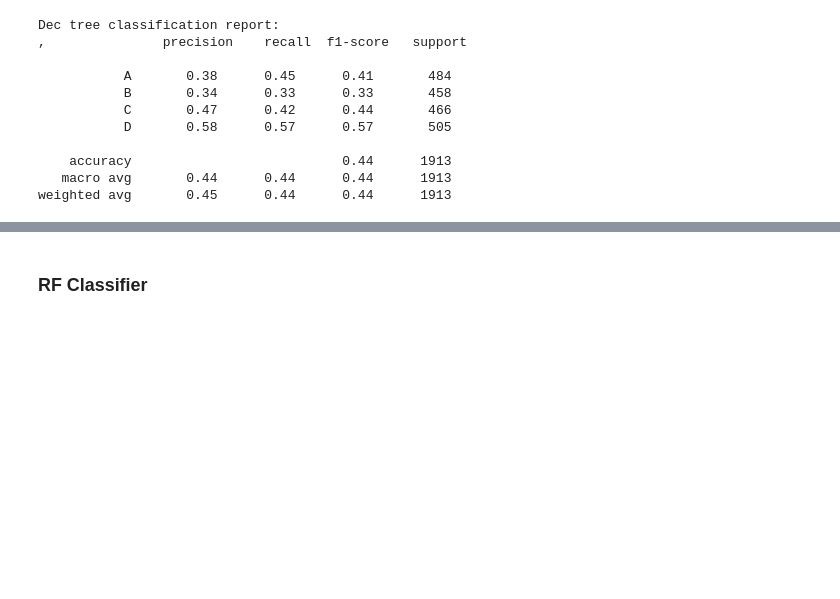
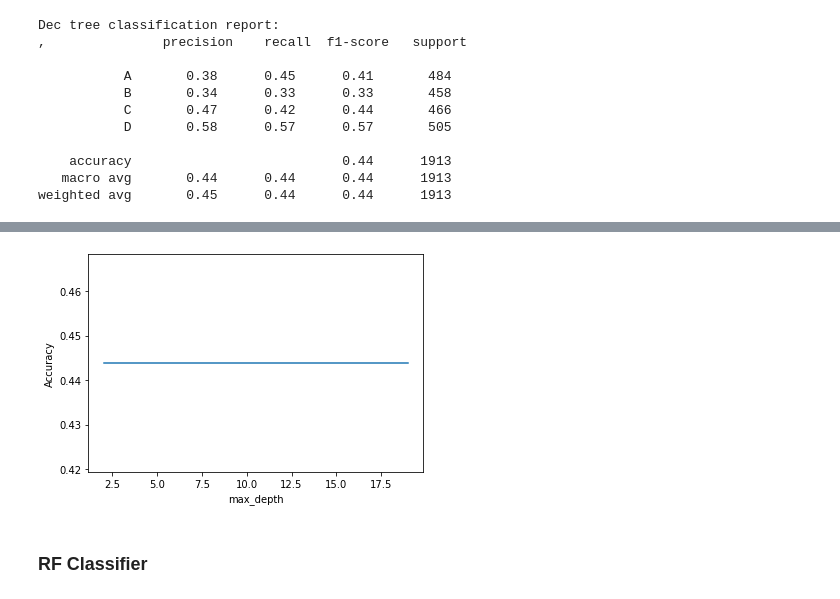
Before and after one commit to antondremak91/customer_segmentation, a Jupyter notebook: customer_segmentation.ipynb, the cells around one changed output, grey strips where cells are left out. Drawn from its saved outputs; the diff is of its cells as text; code cells hidden in the pictures; blank space fills up the shorter version.

```diff
--- a/customer_segmentation.ipynb
+++ b/customer_segmentation.ipynb
@@ -476,3 +525,19 @@ weighted avg       0.45      0.44      0.44      1913
+# %%
+n_estimators_range = list(range(2, 20))
+
+accuracy = []
+for est in n_estimators_range:
+    bagcls = BaggingClassifier(n_estimators = est,
+                             random_state = 42)
+    bagcls_pipe.fit(X_train, y_train)
+    score = bagcls_pipe.score(X_test, y_test)
+    accuracy.append(score)
+# %%
+plt.plot(n_estimators_range, accuracy)
+plt.xlabel('max_depth')
+plt.ylabel('Accuracy');
+# %% [output]
+[figure, added]
 # %% [markdown]
 ### RF Classifier
 # %%
```
Also changed, not shown: parts of 18 cells of this notebook.
